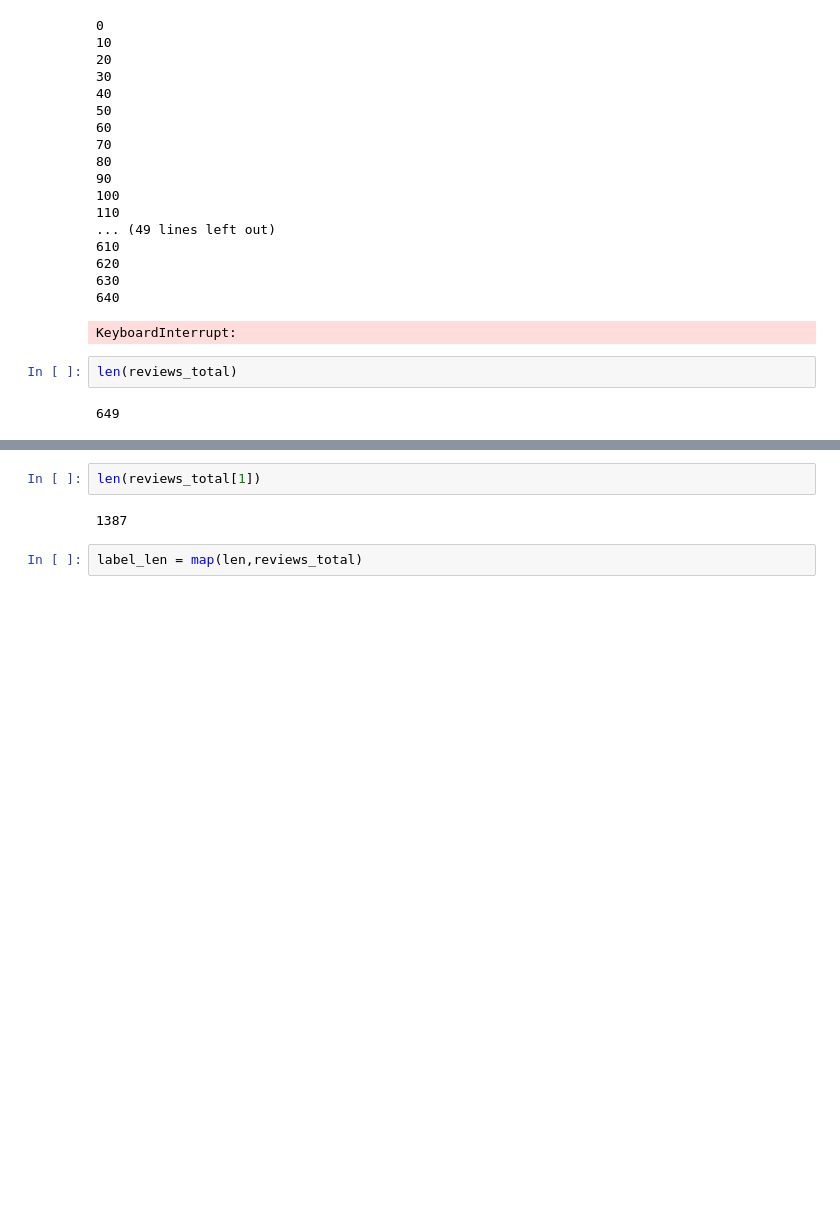
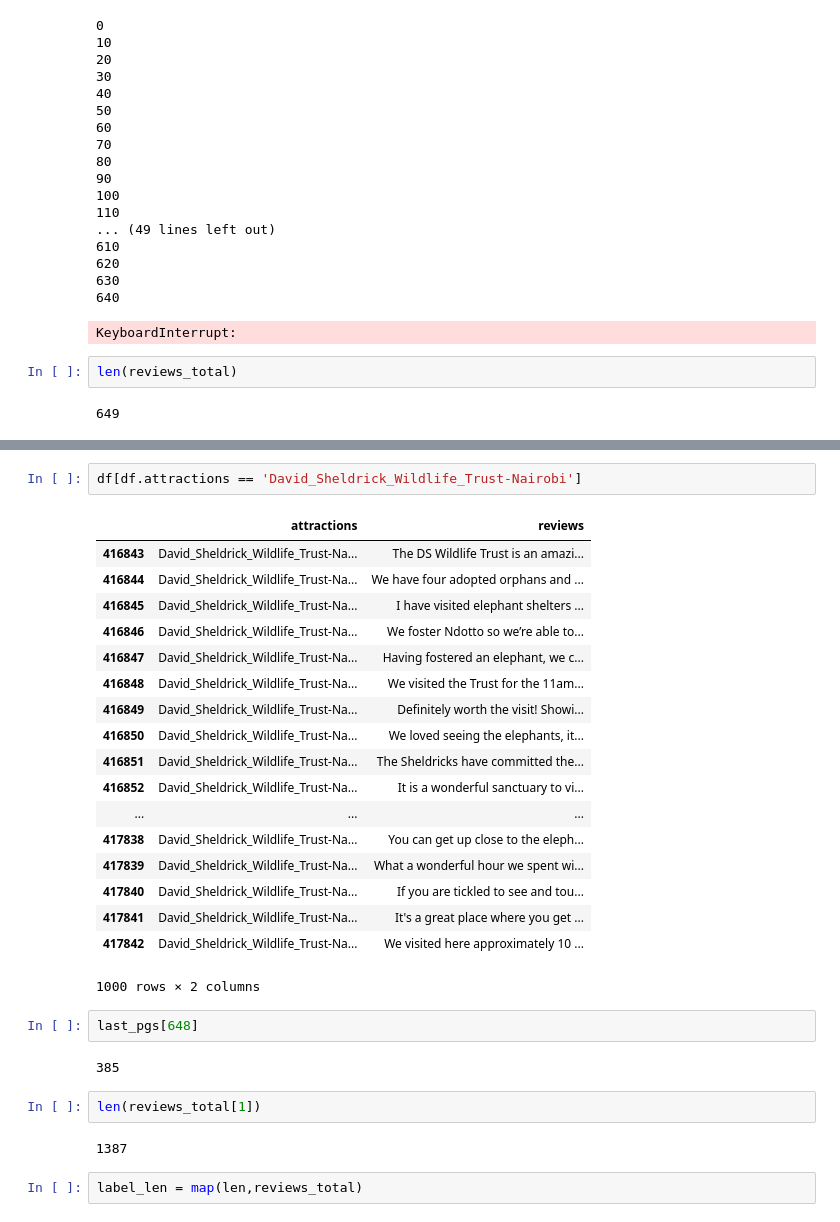
Before and after one commit to iglee/outrunJulesVerne, a Jupyter notebook: Scraping_reviews_first_round.ipynb, the cells around one changed output, grey strips where cells are left out. Cells and saved outputs as stored; diff of their text form; blank space fills up the shorter version.

```diff
--- a/Scraping_reviews_first_round.ipynb
+++ b/Scraping_reviews_first_round.ipynb
@@ -82,3 +103,28 @@ len(reviews_total)
+# %%
+df[df.attractions == 'David_Sheldrick_Wildlife_Trust-Nairobi']
+# %% [output]
+|  | attractions | reviews |
+| 416843 | David_Sheldrick_Wildlife_Trust-Na... | The DS Wildlife Trust is an amazi... |
+| 416844 | David_Sheldrick_Wildlife_Trust-Na... | We have four adopted orphans and ... |
+| 416845 | David_Sheldrick_Wildlife_Trust-Na... | I have visited elephant shelters ... |
+| 416846 | David_Sheldrick_Wildlife_Trust-Na... | We foster Ndotto so we’re able to... |
+| 416847 | David_Sheldrick_Wildlife_Trust-Na... | Having fostered an elephant, we c... |
+| 416848 | David_Sheldrick_Wildlife_Trust-Na... | We visited the Trust for the 11am... |
+| 416849 | David_Sheldrick_Wildlife_Trust-Na... | Definitely worth the visit! Showi... |
+| 416850 | David_Sheldrick_Wildlife_Trust-Na... | We loved seeing the elephants, it... |
+| 416851 | David_Sheldrick_Wildlife_Trust-Na... | The Sheldricks have committed the... |
+| 416852 | David_Sheldrick_Wildlife_Trust-Na... | It is a wonderful sanctuary to vi... |
+| ... | ... | ... |
+| 417838 | David_Sheldrick_Wildlife_Trust-Na... | You can get up close to the eleph... |
+| 417839 | David_Sheldrick_Wildlife_Trust-Na... | What a wonderful hour we spent wi... |
+| 417840 | David_Sheldrick_Wildlife_Trust-Na... | If you are tickled to see and tou... |
+| 417841 | David_Sheldrick_Wildlife_Trust-Na... | It's a great place where you get ... |
+| 417842 | David_Sheldrick_Wildlife_Trust-Na... | We visited here approximately 10 ... |
+1000 rows × 2 columns
+# %%
+last_pgs[648]
+# %% [output]
+385
 # %%
 len(reviews_total[1])
 # %% [output]
```
Also changed, not shown: parts of 11 cells of this notebook.
